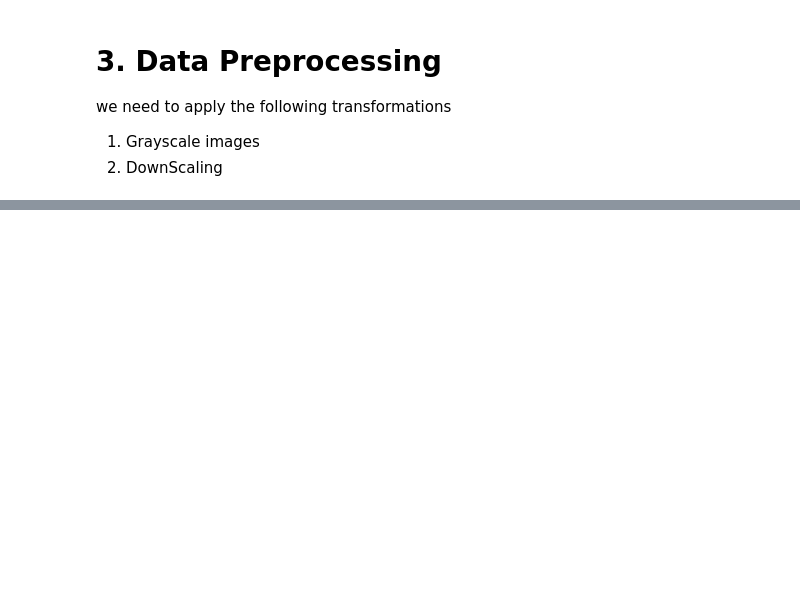
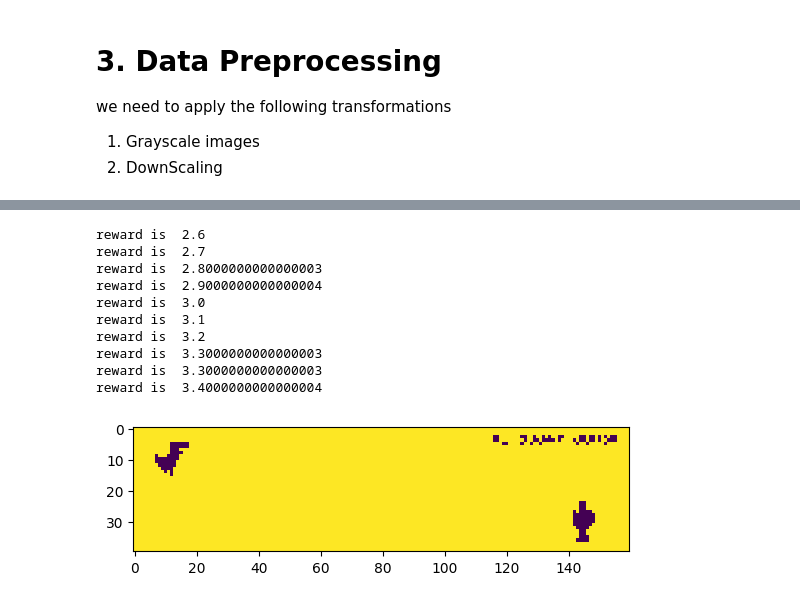
Before and after one commit to yahiaabdelhady2023/chrome-dino-game-reinforcement-learning, a Jupyter notebook: dino_rl_notebook.ipynb, the cells around one changed output, grey strips where cells are left out. Cells and saved outputs as stored; diff of their text form; code cells hidden in the pictures; blank space fills up the shorter version.

```diff
--- a/dino_rl_notebook.ipynb
+++ b/dino_rl_notebook.ipynb
@@ -278,0 +297,17 @@ np.float32(1.0)
+# %%
+for _ in range(10):
+    observation, reward, done, _ ,info= dino_env_t.step(0)
+    plt.imshow(observation)
+    print("reward is ",reward)
+# %% [output]
+reward is  2.6
+reward is  2.7
+reward is  2.8000000000000003
+reward is  2.9000000000000004
+reward is  3.0
+reward is  3.1
+reward is  3.2
+reward is  3.3000000000000003
+reward is  3.3000000000000003
+reward is  3.4000000000000004
+[figure, added]
```
Also changed, not shown: parts of 14 cells of this notebook, 1 other file.
